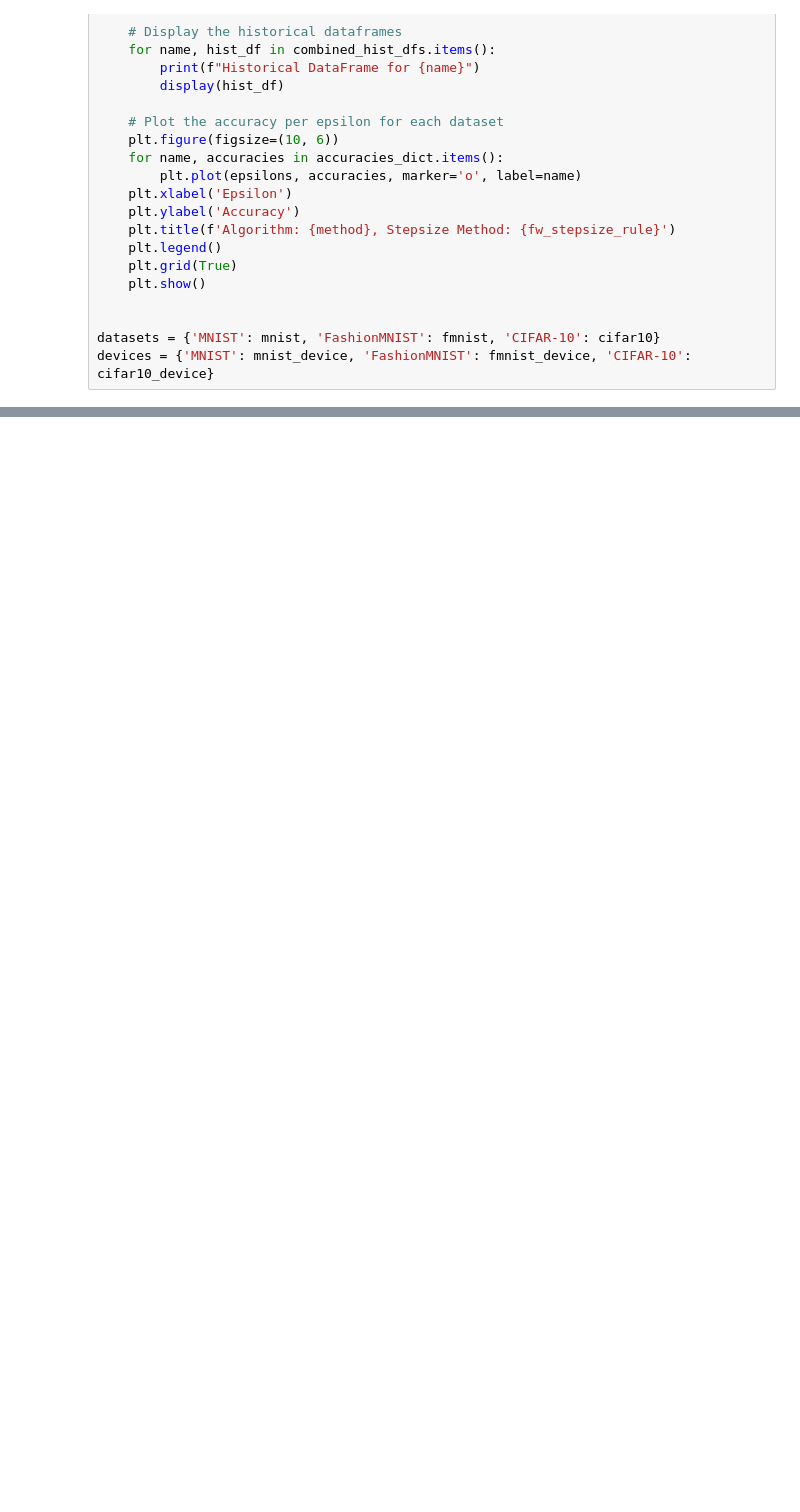
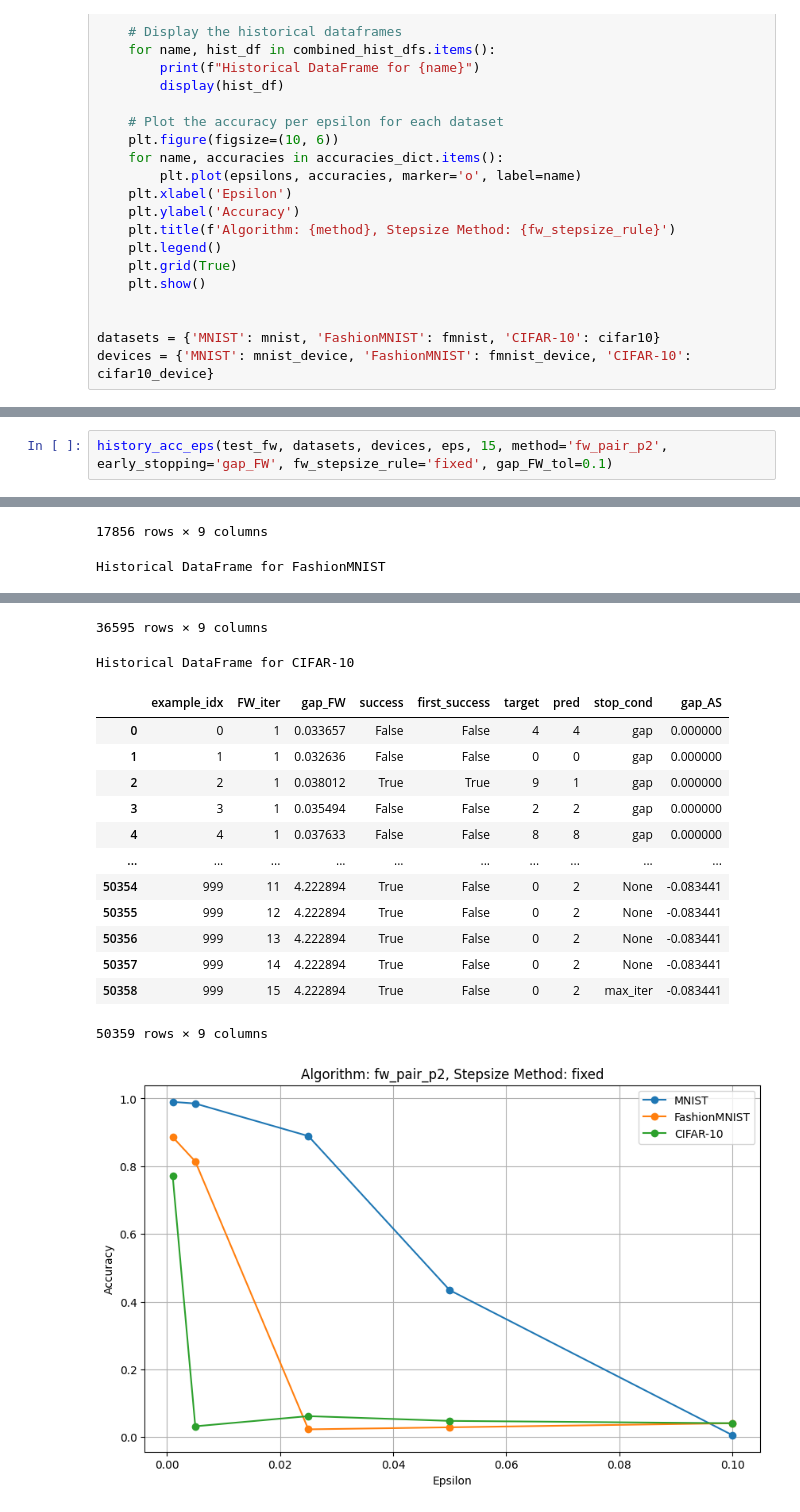
Before and after one commit to TannerAGraves/FW-variants-for-WB-Adversarial-Attacks, a Jupyter notebook: reorganized_attacks.ipynb, the cells around one changed output, grey strips where cells are left out. Cells and saved outputs as stored; diff of their text form; blank space fills up the shorter version.

```diff
--- a/reorganized_attacks.ipynb
+++ b/reorganized_attacks.ipynb
@@ -153,0 +163,3 @@ Historical DataFrame for CIFAR-10
+# %%
+history_acc_eps(test_fw, datasets, devices, eps, 15, method='fw_pair_p2', early_stopping='gap_FW', fw_stepsize_rule='fixed', gap_FW_tol=0.1)
+# %% [output]
@@ -153,0 +194,2 @@ Historical DataFrame for CIFAR-10
+17856 rows × 9 columns
+Historical DataFrame for FashionMNIST
@@ -153,0 +208,16 @@ Historical DataFrame for CIFAR-10
+36595 rows × 9 columns
+Historical DataFrame for CIFAR-10
+|  | example_idx | FW_iter | gap_FW | success | first_success | target | pred | stop_cond | gap_AS |
+| 0 | 0 | 1 | 0.033657 | False | False | 4 | 4 | gap | 0.000000 |
+| 1 | 1 | 1 | 0.032636 | False | False | 0 | 0 | gap | 0.000000 |
+| 2 | 2 | 1 | 0.038012 | True | True | 9 | 1 | gap | 0.000000 |
+| 3 | 3 | 1 | 0.035494 | False | False | 2 | 2 | gap | 0.000000 |
+| 4 | 4 | 1 | 0.037633 | False | False | 8 | 8 | gap | 0.000000 |
+| ... | ... | ... | ... | ... | ... | ... | ... | ... | ... |
+| 50354 | 999 | 11 | 4.222894 | True | False | 0 | 2 | None | -0.083441 |
+| 50355 | 999 | 12 | 4.222894 | True | False | 0 | 2 | None | -0.083441 |
+| 50356 | 999 | 13 | 4.222894 | True | False | 0 | 2 | None | -0.083441 |
+| 50357 | 999 | 14 | 4.222894 | True | False | 0 | 2 | None | -0.083441 |
+| 50358 | 999 | 15 | 4.222894 | True | False | 0 | 2 | max_iter | -0.083441 |
+50359 rows × 9 columns
+[figure, added]
```
Also changed, not shown: parts of 18 cells of this notebook.
